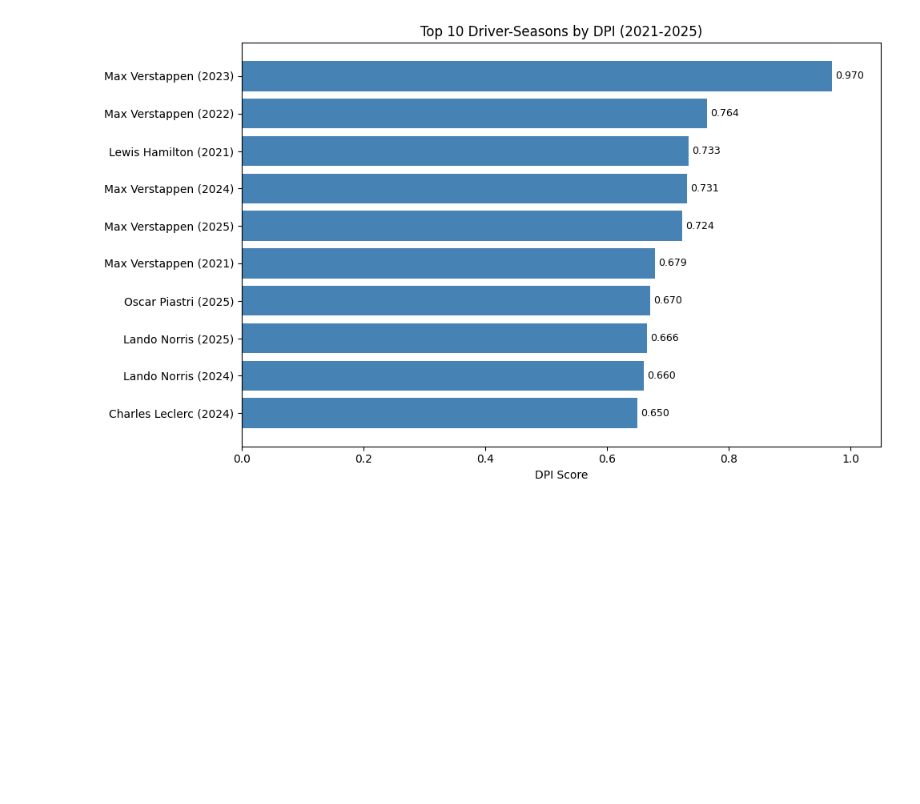
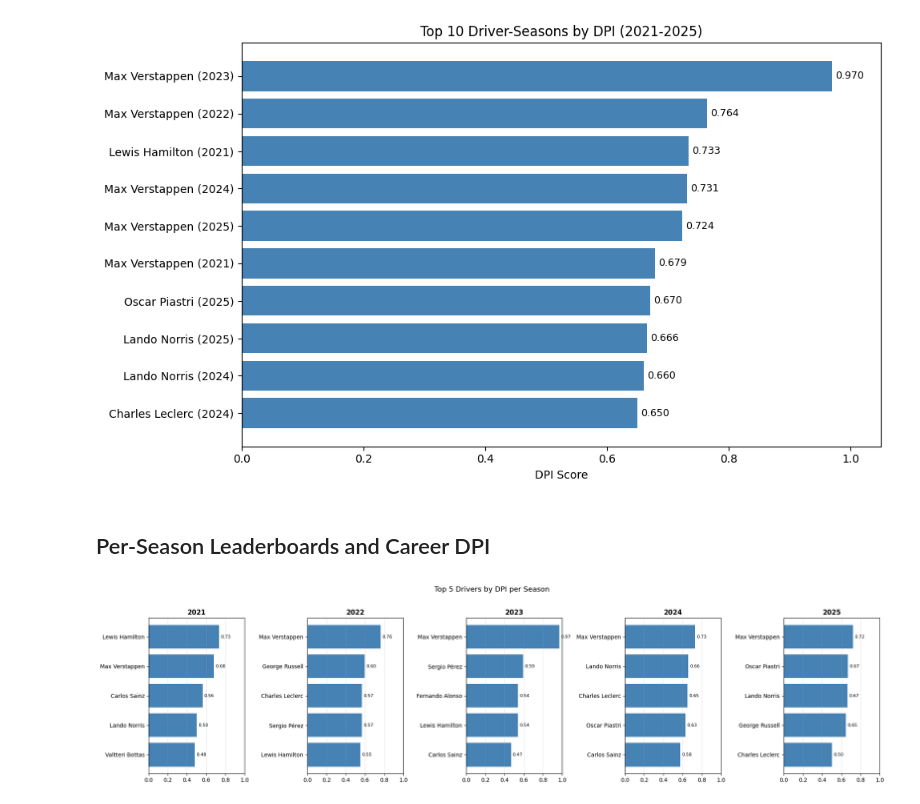
Before and after one commit to RichyJames/F1_RIchy_Odiase_Index, a Jupyter notebook: Notebooks/normalisation_weighting.ipynb, the cells around one changed output. Saved outputs shown, nothing was run; the diff lists cells and outputs as text; code cells hidden in the pictures; blank space fills up the shorter version.

Commit message:
add per-season top 5 leaderboards and career DPI for multi-season drivers

```diff
--- a/Notebooks/normalisation_weighting.ipynb
+++ b/Notebooks/normalisation_weighting.ipynb
@@ -120,3 +120,31 @@ plt.savefig(OUTPUT_DIR / 'top10_dpi.png', dpi=150)
 plt.show()
 # %% [output]
 [figure]
+# %% [markdown]
+## Per-Season Leaderboards and Career DPI
+# %%
+seasons = sorted(norm_df['season'].unique())
+fig, axes = plt.subplots(1, len(seasons), figsize=(20, 5), sharey=False)
+
+for i, season in enumerate(seasons):
+    season_top = (
+        norm_df[norm_df['season'] == season]
+        .sort_values('DPI', ascending=False)
+        .head(5)
+        .reset_index(drop=True)
+    )
+    ax = axes[i]
+    bars = ax.barh(season_top['driver_name'], season_top['DPI'],
+                   color='steelblue')
+    ax.invert_yaxis()
+    ax.set_title(str(season), fontweight='bold')
+    ax.set_xlim(0, 1)
+    ax.bar_label(bars, fmt='%.2f', padding=3, fontsize=8)
+    ax.grid(axis='x', alpha=0.3)
+
+plt.suptitle('Top 5 Drivers by DPI per Season', fontsize=13, y=1.02)
+plt.tight_layout()
+plt.savefig(OUTPUT_DIR / 'dpi_per_season.png', dpi=150, bbox_inches='tight')
+plt.show()
+# %% [output]
+[figure, added]
```
Also changed, not shown: parts of 1 cell of this notebook.
